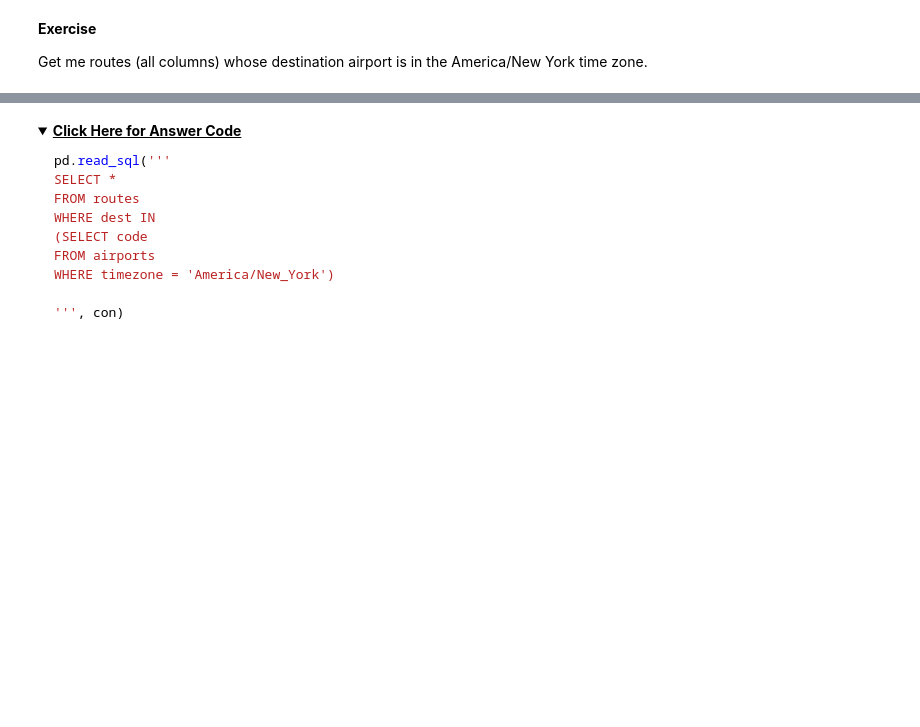
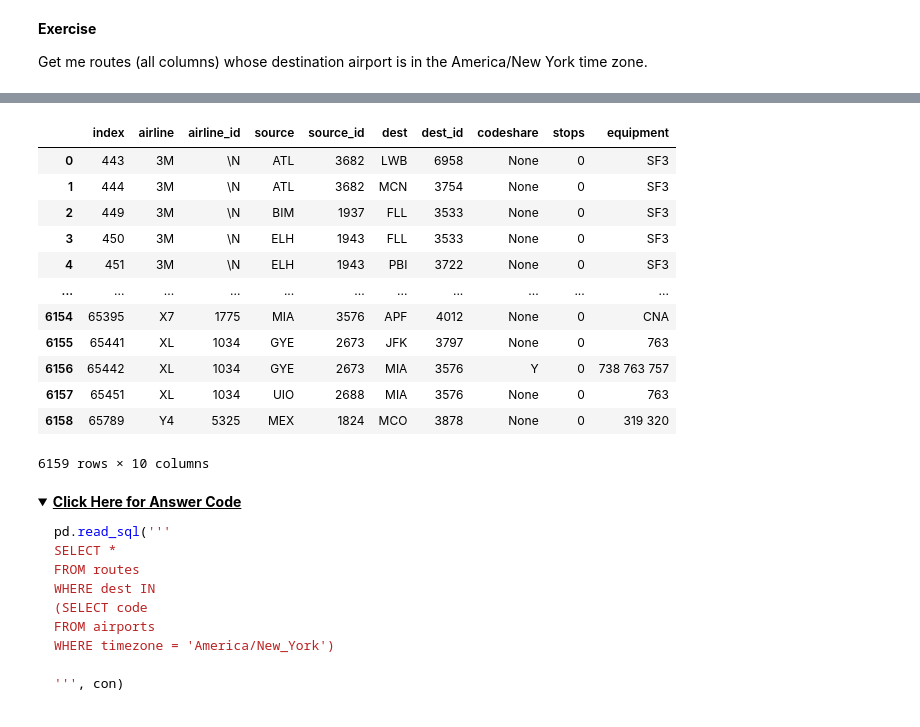
Before and after one commit to virgiliaantonucci/NYC-DS-080723, a Jupyter notebook: Phase2/SQLSubqueries.ipynb, the cells around one changed output, grey strips where cells are left out. Saved outputs shown, nothing was run; the diff lists cells and outputs as text; code cells hidden in the pictures; folded sections open; blank space fills up the shorter version.

```diff
--- a/Phase2/SQLSubqueries.ipynb
+++ b/Phase2/SQLSubqueries.ipynb
@@ -437,3 +654,27 @@ sqlite3 data/flights.db
+# %%
+pd.read_sql('''
+SELECT *
+FROM routes
+WHERE dest IN
+(SELECT code
+FROM airports
+WHERE timezone = 'America/New_York')
+
+''', con)
+# %% [output]
+|  | index | airline | airline_id | source | source_id | dest | dest_id | codeshare | stops | equipment |
+| 0 | 443 | 3M | \N | ATL | 3682 | LWB | 6958 | None | 0 | SF3 |
+| 1 | 444 | 3M | \N | ATL | 3682 | MCN | 3754 | None | 0 | SF3 |
+| 2 | 449 | 3M | \N | BIM | 1937 | FLL | 3533 | None | 0 | SF3 |
+| 3 | 450 | 3M | \N | ELH | 1943 | FLL | 3533 | None | 0 | SF3 |
+| 4 | 451 | 3M | \N | ELH | 1943 | PBI | 3722 | None | 0 | SF3 |
+| ... | ... | ... | ... | ... | ... | ... | ... | ... | ... | ... |
+| 6154 | 65395 | X7 | 1775 | MIA | 3576 | APF | 4012 | None | 0 | CNA |
+| 6155 | 65441 | XL | 1034 | GYE | 2673 | JFK | 3797 | None | 0 | 763 |
+| 6156 | 65442 | XL | 1034 | GYE | 2673 | MIA | 3576 | Y | 0 | 738 763 757 |
+| 6157 | 65451 | XL | 1034 | UIO | 2688 | MIA | 3576 | None | 0 | 763 |
+| 6158 | 65789 | Y4 | 5325 | MEX | 1824 | MCO | 3878 | None | 0 | 319 320 |
+6159 rows × 10 columns
 # %% [markdown]
 <details>
     <summary><b><u>Click Here for Answer Code</u></b></summary>
```
Also changed, not shown: parts of 22 cells of this notebook, 2 other files.
